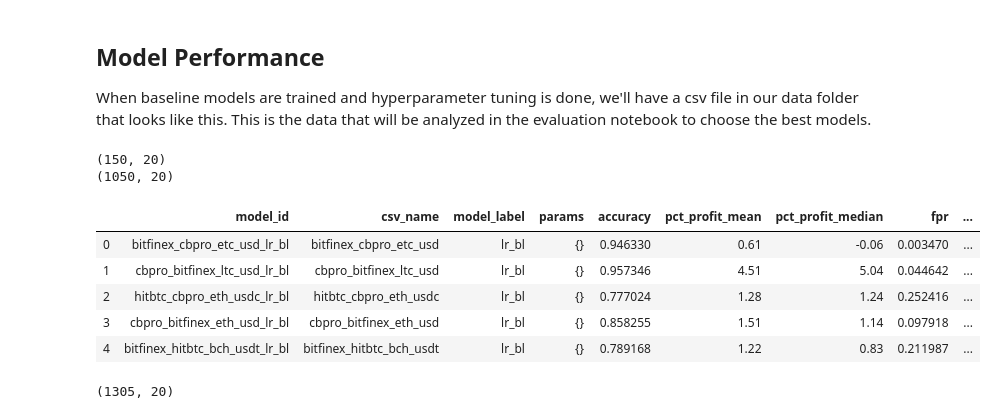
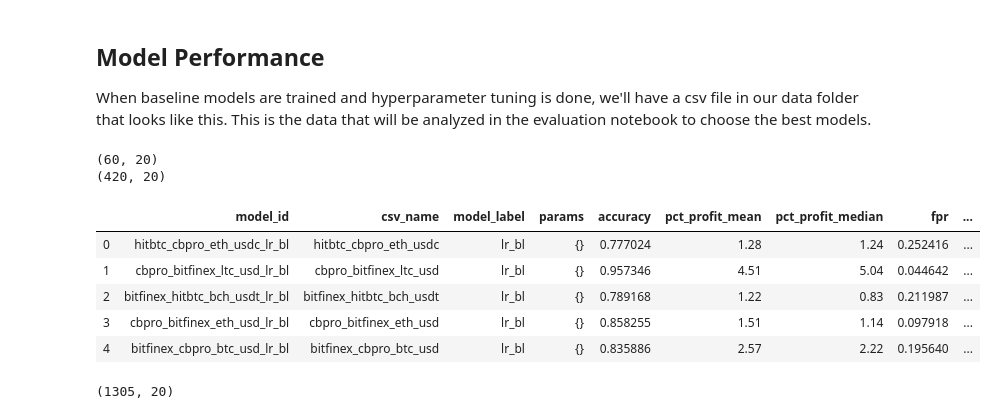
Before and after one commit to Cryptolytic-app/cryptolyticapp, a Jupyter notebook: modeling/2_arbitrage_model_training.ipynb, the cells around one changed output. Saved outputs shown, nothing was run; the diff lists cells and outputs as text; code cells hidden in the pictures.

Commit message:
retraining models and new perf csv

```diff
--- a/modeling/2_arbitrage_model_training.ipynb
+++ b/modeling/2_arbitrage_model_training.ipynb
@@ -1516,24 +1517,26 @@ When baseline models are trained and hyperparameter tuning is done, we'll have a
 # perf_csv_paths = glob.glob('data/model_perf_hyper*.csv')
 # concat_perf_csv(perf_csv_paths)
 # %%
-perf_df = pd.read_csv('data/model_perf_thurs.csv')
+tdr = [path.split('/')[2].split('.')[0] for path in train_data_paths]
+perf_df = pd.read_csv('data/model_perf.csv')
 print(perf_df.shape) # 150
 hyper_df = pd.read_csv('data/model_perf_final_wed.csv')
 hyper_df = hyper_df[hyper_df['model_label'] == 'rf_70_feat_hyper']
+hyper_df = hyper_df[hyper_df['csv_name'].isin(tdr)]
 
 perf_df = pd.concat([perf_df, hyper_df])
-# perf_df.to_csv('data/model_perf_w_hyper_thurs.csv', index=False)
-print(perf_df.shape) # (1050, 20)
+# perf_df.to_csv('data/model_perf_thurs.csv', index=False)
+print(perf_df.shape) # (420, 20)
 perf_df.head()
 # %% [output]
-(150, 20)
-(1050, 20)
+(60, 20)
+(420, 20)
 |  | model_id | csv_name | model_label | params | accuracy | pct_profit_mean | pct_profit_median | fpr | ... |
-| 0 | bitfinex_cbpro_etc_usd_lr_bl | bitfinex_cbpro_etc_usd | lr_bl | {} | 0.946330 | 0.61 | -0.06 | 0.003470 | ... |
+| 0 | hitbtc_cbpro_eth_usdc_lr_bl | hitbtc_cbpro_eth_usdc | lr_bl | {} | 0.777024 | 1.28 | 1.24 | 0.252416 | ... |
 | 1 | cbpro_bitfinex_ltc_usd_lr_bl | cbpro_bitfinex_ltc_usd | lr_bl | {} | 0.957346 | 4.51 | 5.04 | 0.044642 | ... |
-| 2 | hitbtc_cbpro_eth_usdc_lr_bl | hitbtc_cbpro_eth_usdc | lr_bl | {} | 0.777024 | 1.28 | 1.24 | 0.252416 | ... |
+| 2 | bitfinex_hitbtc_bch_usdt_lr_bl | bitfinex_hitbtc_bch_usdt | lr_bl | {} | 0.789168 | 1.22 | 0.83 | 0.211987 | ... |
 | 3 | cbpro_bitfinex_eth_usd_lr_bl | cbpro_bitfinex_eth_usd | lr_bl | {} | 0.858255 | 1.51 | 1.14 | 0.097918 | ... |
-| 4 | bitfinex_hitbtc_bch_usdt_lr_bl | bitfinex_hitbtc_bch_usdt | lr_bl | {} | 0.789168 | 1.22 | 0.83 | 0.211987 | ... |
+| 4 | bitfinex_cbpro_btc_usd_lr_bl | bitfinex_cbpro_btc_usd | lr_bl | {} | 0.835886 | 2.57 | 2.22 | 0.195640 | ... |
 # %%
 perf_df = pd.read_csv('data/model_perf.csv')
 print(perf_df.shape) # (1290, 20)
```
Also changed, not shown: parts of 14 cells of this notebook, 7 other files.
